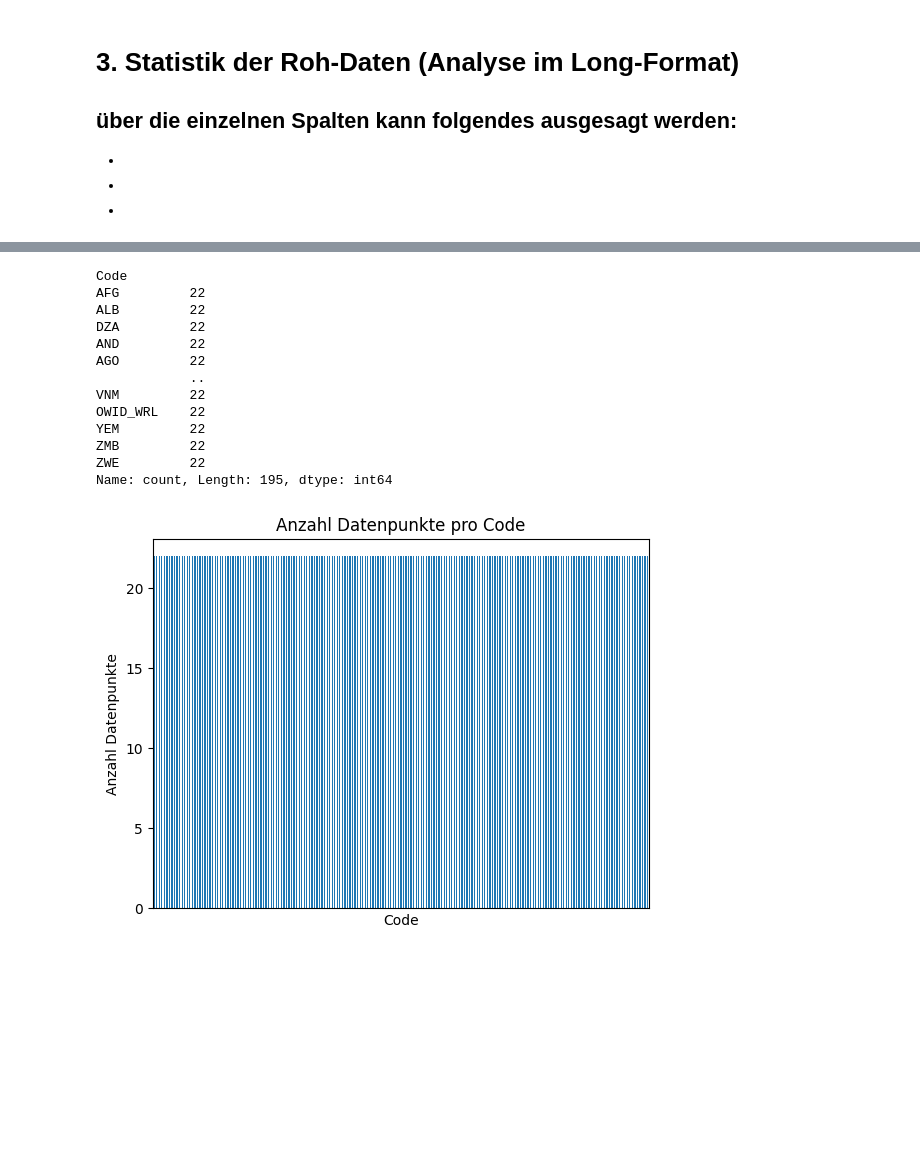
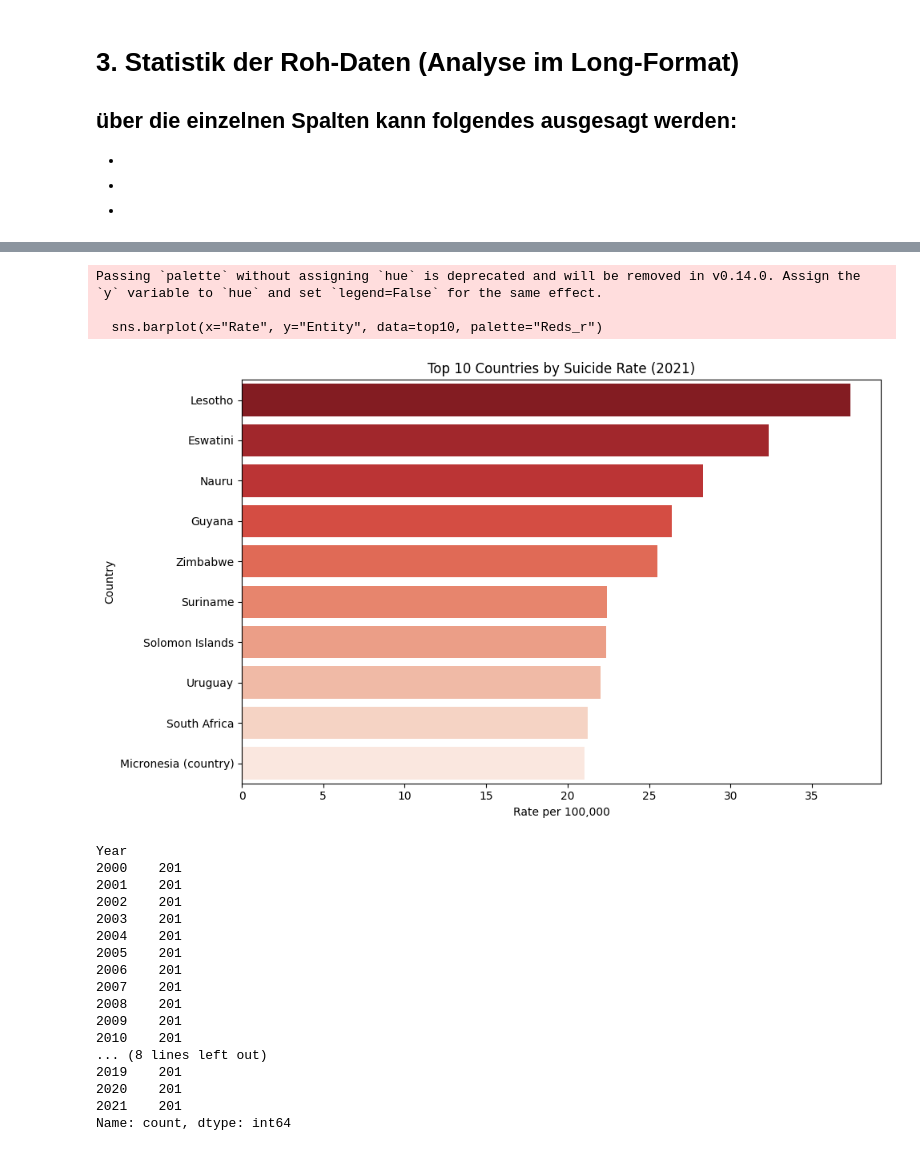
Before and after one commit to Segerlen/Python-LN2, a Jupyter notebook: Leistungnachweis_Suizidrate.ipynb, the cells around one changed output, grey strips where cells are left out. Cells and saved outputs as stored; diff of their text form; code cells hidden in the pictures; blank space fills up the shorter version.

```diff
--- a/Leistungnachweis_Suizidrate.ipynb
+++ b/Leistungnachweis_Suizidrate.ipynb
@@ -100,21 +83,37 @@ Anzahl verschiedener Codes:  196
 # %%
-# Anzahl Datenpunkte pro Entity
-df['Code'].value_counts()
+# Top 10 Länder mit höchster Rate im Jahr 2021
+data_2021 = df[(df["Year"] == 2021) & (~df["Entity"].isin(["World", "Africa", "Europe", "Asia", "Oceania", "North America", "South America"]))]
+top10 = data_2021.sort_values(by="Rate", ascending=False).head(10)
+plt.figure(figsize=(10, 6))
+sns.barplot(x="Rate", y="Entity", data=top10, palette="Reds_r")
+plt.title("Top 10 Countries by Suicide Rate (2021)")
+plt.xlabel("Rate per 100,000")
+plt.ylabel("Country")
+plt.tight_layout()
+plt.savefig("top10_countries.png")
 # %% [output]
-Code
-AFG         22
-ALB         22
-DZA         22
-AND         22
-AGO         22
-            ..
-VNM         22
-OWID_WRL    22
-YEM         22
-ZMB         22
-ZWE         22
-Name: count, Length: 195, dtype: int64
+Passing `palette` without assigning `hue` is deprecated and will be removed in v0.14.0. Assign the `y` variable to `hue` and set `legend=False` for the same effect.
+
+  sns.barplot(x="Rate", y="Entity", data=top10, palette="Reds_r")
+[figure, added]
-# %%
-df['Code'].value_counts().plot(kind='bar', xticks=[], ylabel='Anzahl Datenpunkte', title='Anzahl Datenpunkte pro Code');
-# %% [output]
-[figure, removed]
+# %%
+# Anzahl Datenpunkte pro Jahr
+df['Year'].value_counts().sort_index()
+# %% [output]
+Year
+2000    201
+2001    201
+2002    201
+2003    201
+2004    201
+2005    201
+2006    201
+2007    201
+2008    201
+2009    201
+2010    201
+... (8 lines left out)
+2019    201
+2020    201
+2021    201
+Name: count, dtype: int64
```
Also changed, not shown: parts of 11 cells of this notebook, 4 other files.
